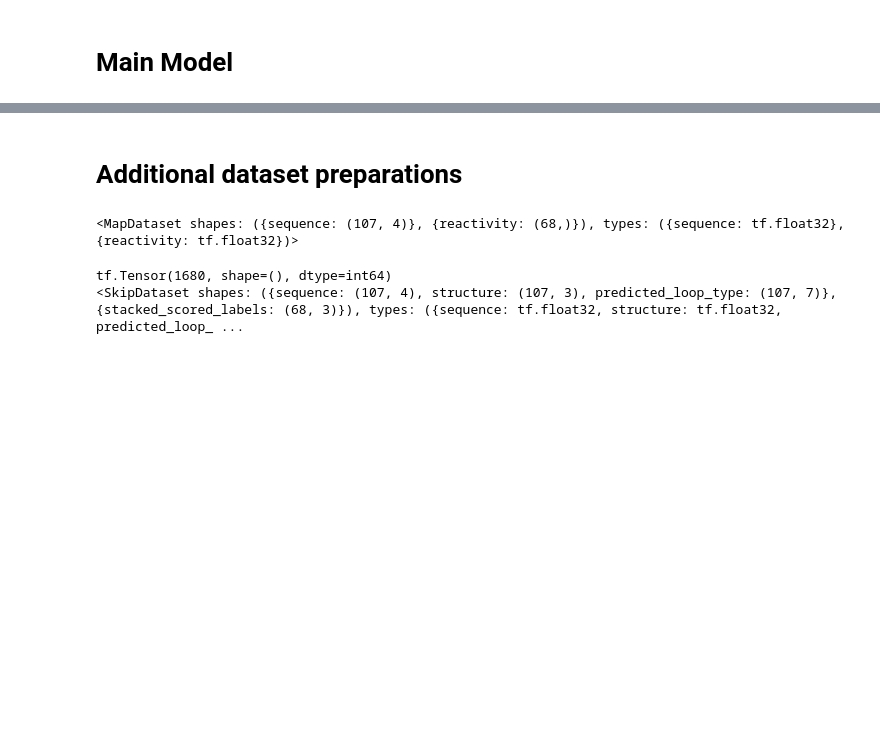
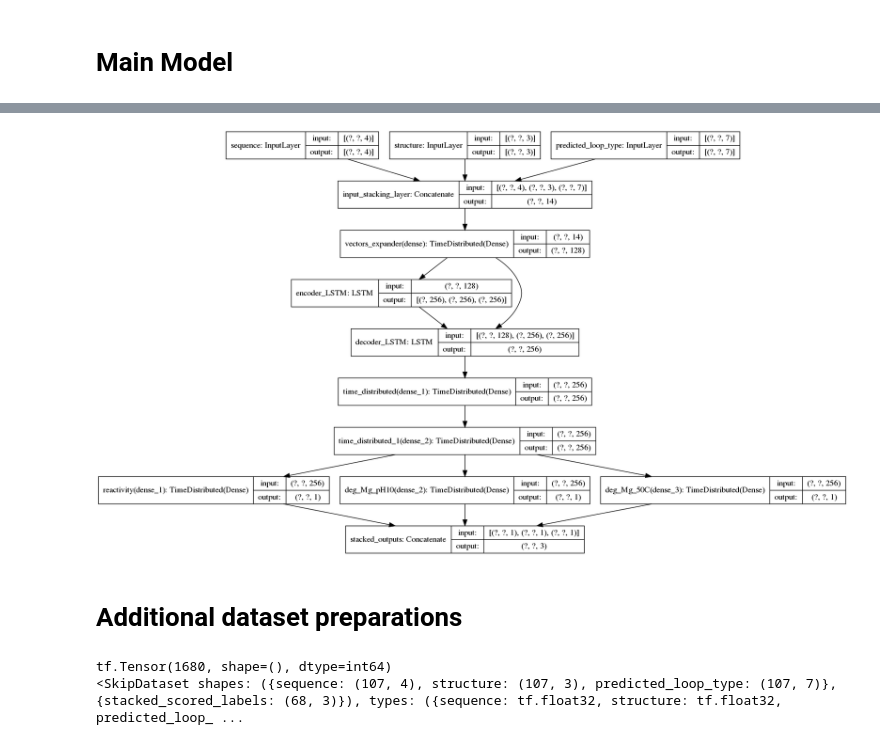
Before and after one commit to JanKapala/OpenVaccine-COVID-19-mRNA-Vaccine-Degradation-Prediction, a Jupyter notebook: Covid.ipynb, the cells around one changed output, grey strips where cells are left out. Cells and saved outputs as stored; diff of their text form; code cells hidden in the pictures; blank space fills up the shorter version.

```diff
--- a/Covid.ipynb
+++ b/Covid.ipynb
@@ -574,3 +661,7 @@ tf.keras.utils.plot_model(model, show_shapes=True)
+# %%
+tf.keras.utils.plot_model(testing_model, show_shapes=True)
+# %% [output]
+[figure, added]
 # %% [markdown]
 # Additional dataset preparations
 # %%
@@ -594,4 +684,0 @@ exp_ds = train_valid_ds.map(SelectFeatures(['sequence'])).map(SelectLabels(['rea
-# %%
-exp_ds
-# %% [output]
-<MapDataset shapes: ({sequence: (107, 4)}, {reactivity: (68,)}), types: ({sequence: tf.float32}, {reactivity: tf.float32})>
```
Also changed, not shown: parts of 57 cells of this notebook.
